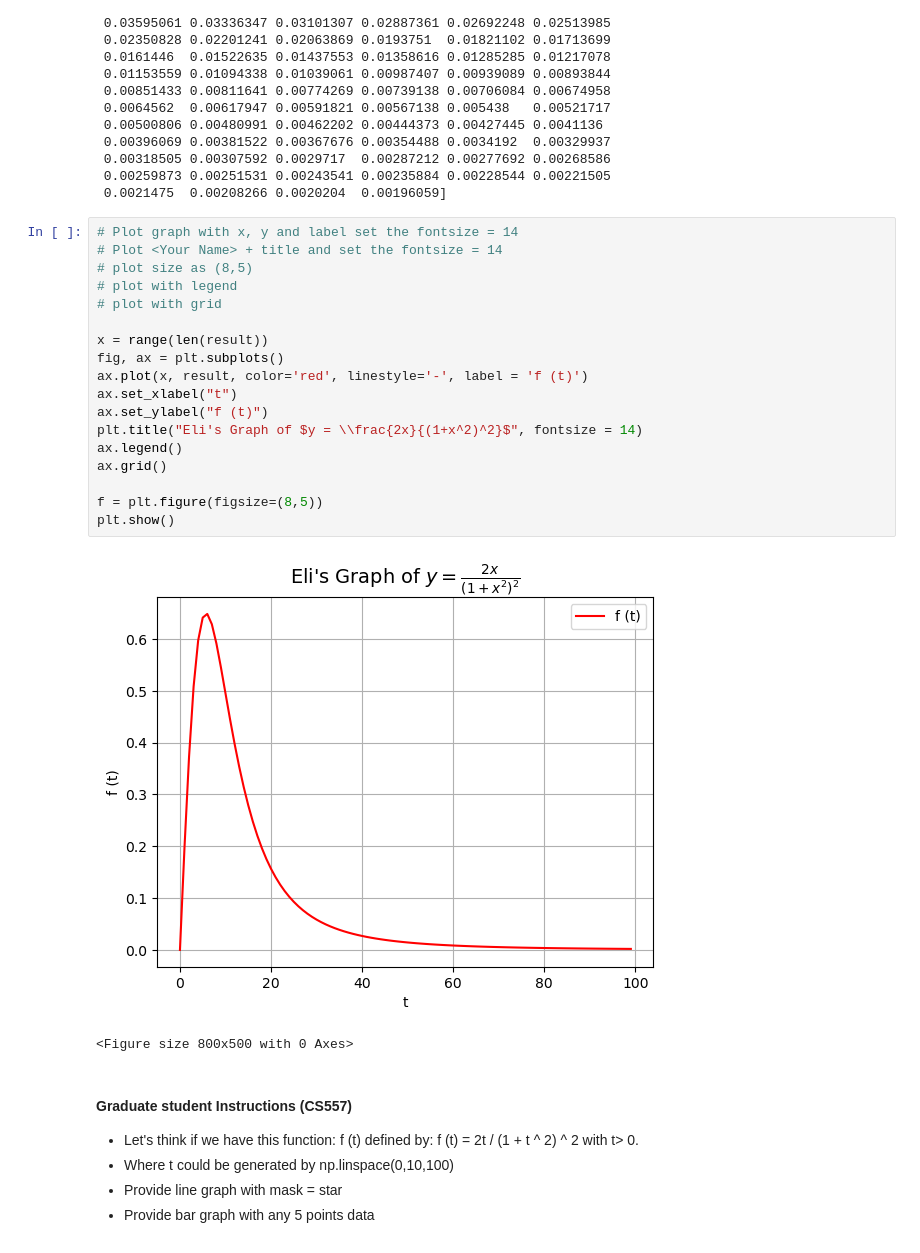
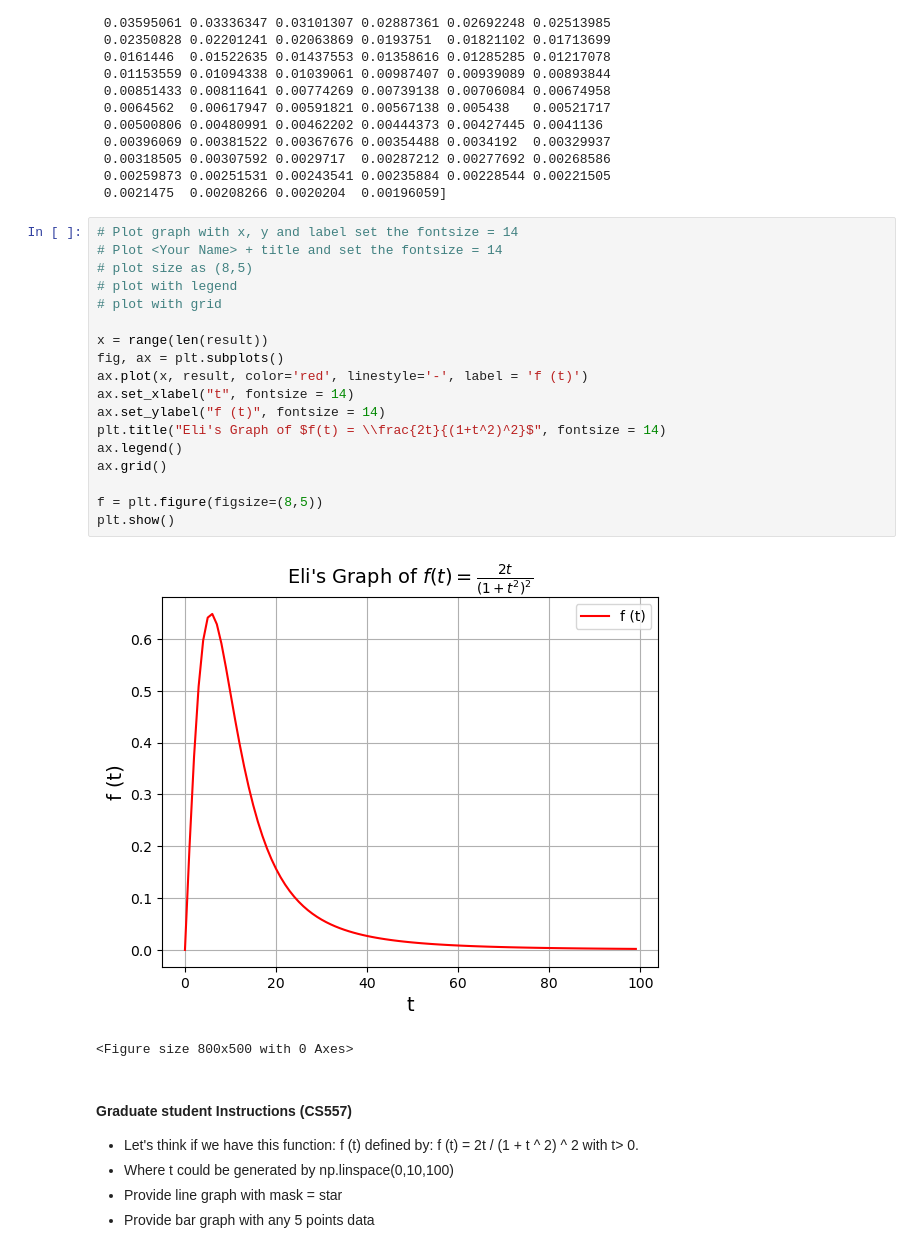
Before and after one commit to CapybarasUnited/CS457_Classwork, a Jupyter notebook: Labs/Lab1/Lab1 - Python Practice.ipynb, the cells around one changed output. Cells and saved outputs as stored; diff of their text form.

```diff
--- a/Labs/Lab1/Lab1 - Python Practice.ipynb
+++ b/Labs/Lab1/Lab1 - Python Practice.ipynb
@@ -215,23 +218,23 @@ print(result)
 # %%
 # Plot graph with x, y and label set the fontsize = 14
 # Plot <Your Name> + title and set the fontsize = 14
 # plot size as (8,5)
 # plot with legend
 # plot with grid
 
 x = range(len(result))
 fig, ax = plt.subplots()
 ax.plot(x, result, color='red', linestyle='-', label = 'f (t)')
-ax.set_xlabel("t")
-ax.set_ylabel("f (t)")
-plt.title("Eli's Graph of $y = \\frac{2x}{(1+x^2)^2}$", fontsize = 14)
+ax.set_xlabel("t", fontsize = 14)
+ax.set_ylabel("f (t)", fontsize = 14)
+plt.title("Eli's Graph of $f(t) = \\frac{2t}{(1+t^2)^2}$", fontsize = 14)
 ax.legend()
 ax.grid()
 
 f = plt.figure(figsize=(8,5))
 plt.show()
 # %% [output]
-[figure, old version]
+[figure, new version]
 <Figure size 800x500 with 0 Axes>
 # %% [markdown]
 #### Graduate student Instructions (CS557)
```
Also changed, not shown: parts of 2 cells of this notebook.
